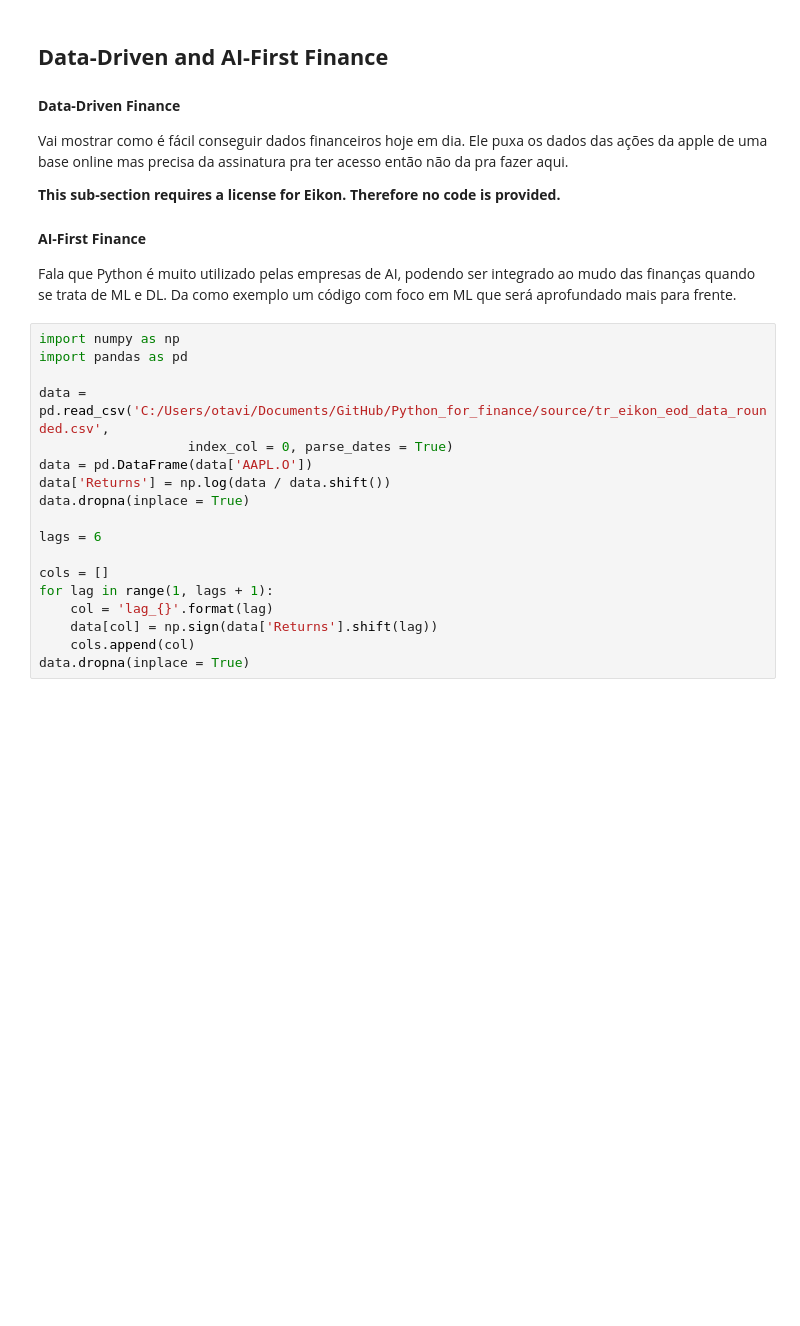
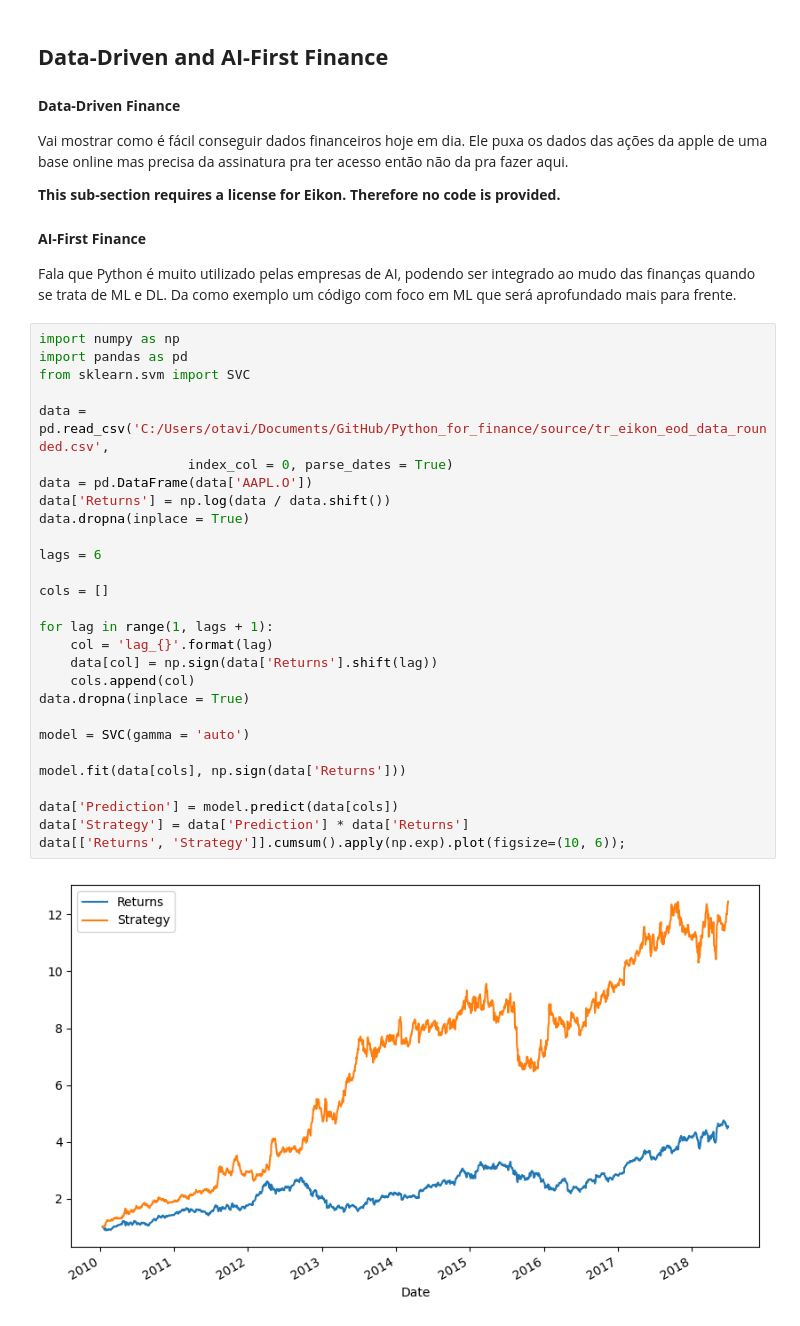
Before and after one commit to otavioassumpcao/Python_for_finance, a Jupyter notebook: Part 01/Chapter 01 - Why Python for Finance/04 Data-Driven and AI-First Finance.ipynb, the cells around one changed output. Saved outputs shown, nothing was run; the diff lists cells and outputs as text; blank space fills up the shorter version.

```diff
--- a/Part 01/Chapter 01 - Why Python for Finance/04 Data-Driven and AI-First Finance.ipynb
+++ b/Part 01/Chapter 01 - Why Python for Finance/04 Data-Driven and AI-First Finance.ipynb
@@ -10,18 +10,30 @@ Fala que Python é muito utilizado pelas empresas de AI, podendo ser integrado a
 # %%
 import numpy as np
 import pandas as pd
+from sklearn.svm import SVC
 
 data = pd.read_csv('C:/Users/otavi/Documents/GitHub/Python_for_finance/source/tr_eikon_eod_data_rounded.csv',
                    index_col = 0, parse_dates = True)
 data = pd.DataFrame(data['AAPL.O'])
 data['Returns'] = np.log(data / data.shift())
 data.dropna(inplace = True)
 
 lags = 6
 
 cols = []
+
 for lag in range(1, lags + 1):
     col = 'lag_{}'.format(lag)
     data[col] = np.sign(data['Returns'].shift(lag))
     cols.append(col)
 data.dropna(inplace = True)
+
+model = SVC(gamma = 'auto')
+
+model.fit(data[cols], np.sign(data['Returns']))
+
+data['Prediction'] = model.predict(data[cols])
+data['Strategy'] = data['Prediction'] * data['Returns']
+data[['Returns', 'Strategy']].cumsum().apply(np.exp).plot(figsize=(10, 6));
+# %% [output]
+[figure, added]
```
Also changed, not shown: parts of 1 cell of this notebook.
